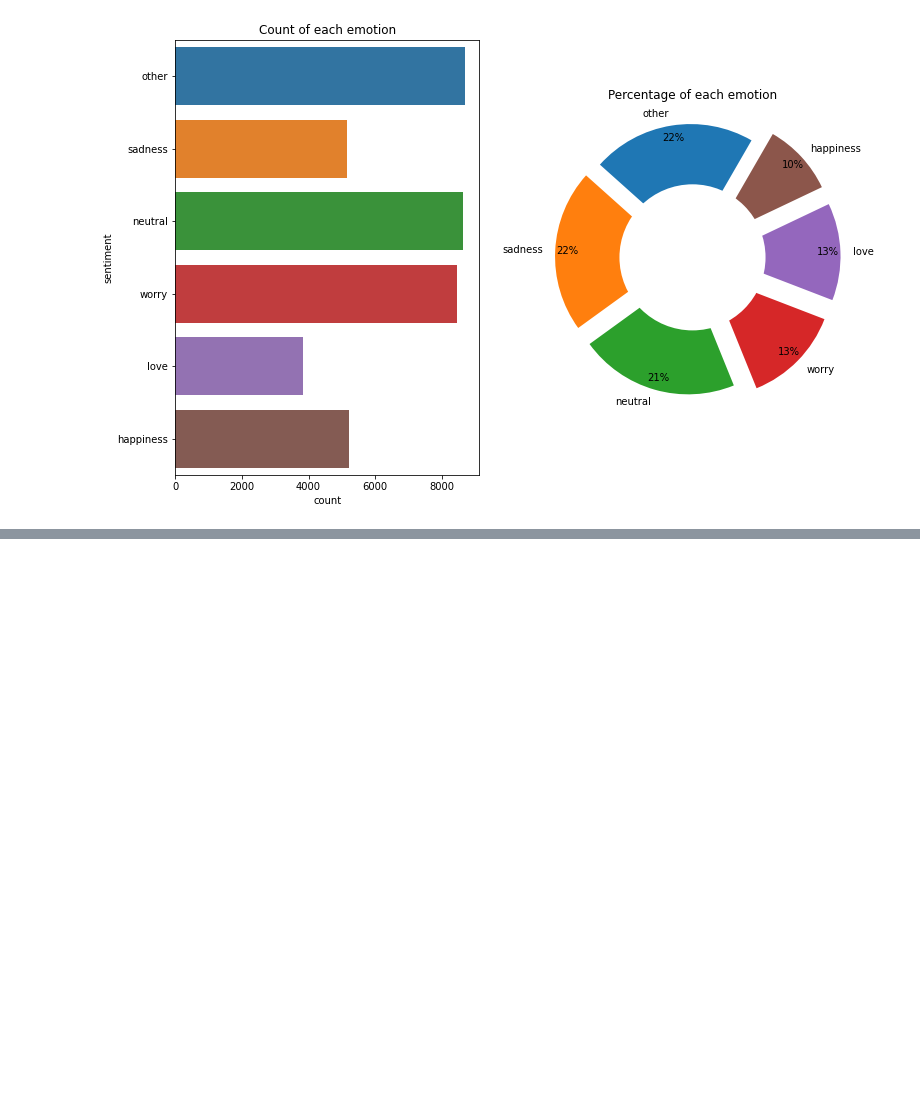
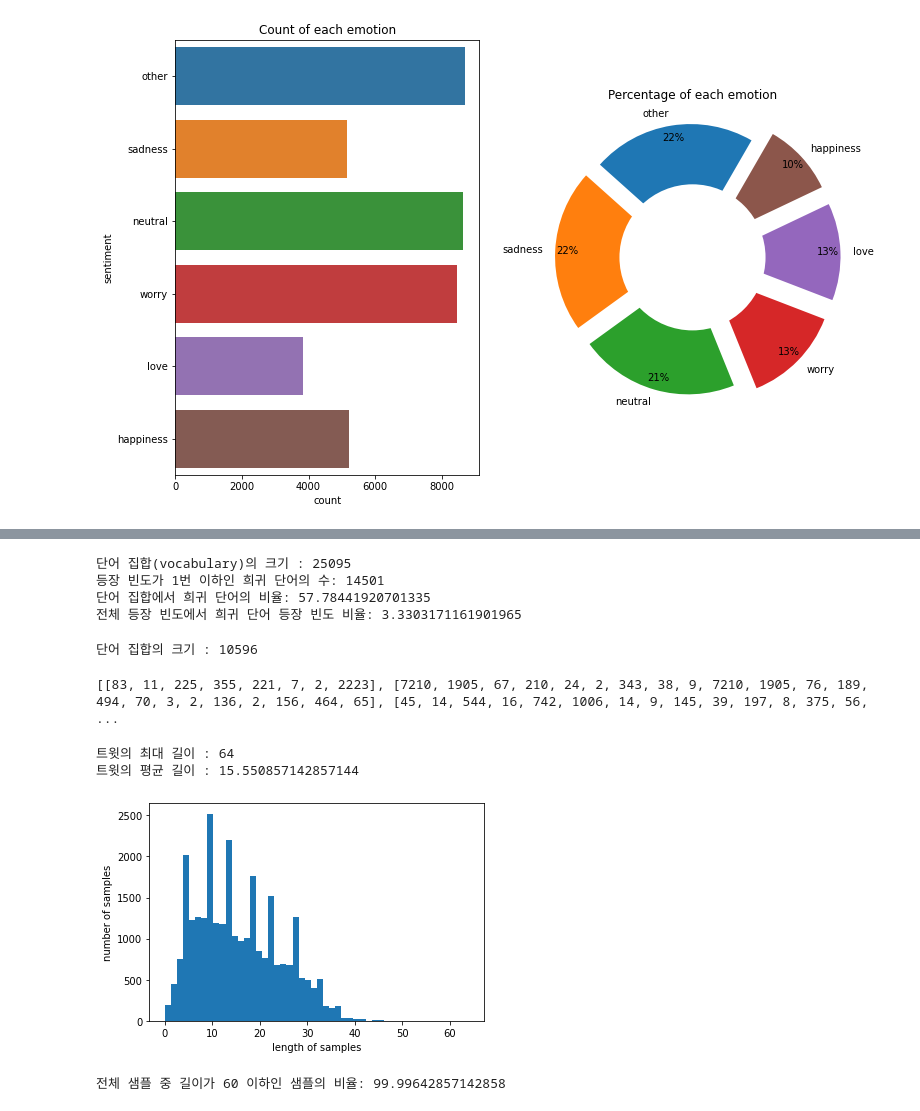
Before and after one commit to ethanwestdoor/emotionLSTM, a Jupyter notebook: Tweet_Emotion_Analysis.ipynb, the cells around one changed output, grey strips where cells are left out. Saved outputs shown, nothing was run; the diff lists cells and outputs as text; code cells hidden in the pictures; blank space fills up the shorter version.

```diff
--- a/Tweet_Emotion_Analysis.ipynb
+++ b/Tweet_Emotion_Analysis.ipynb
@@ -134,0 +150,3 @@ Name: sentiment, Length: 28000, dtype: object
+# %%
+tokenizer = Tokenizer()
+tokenizer.fit_on_texts(X_train)
@@ -134,0 +173,64 @@ Name: sentiment, Length: 28000, dtype: object
+# %%
+threshold = 2
+total_cnt = len(tokenizer.word_index) # 단어의 수
+rare_cnt = 0 # 등장 빈도수가 threshold보다 작은 단어의 개수를 카운트
+total_freq = 0 # 훈련 데이터의 전체 단어 빈도수 총 합
+rare_freq = 0 # 등장 빈도수가 threshold보다 작은 단어의 등장 빈도수의 총 합
+
+# 단어와 빈도수의 쌍(pair)을 key와 value로 받는다.
+for key, value in tokenizer.word_counts.items():
+    total_freq = total_freq + value
+
+    # 단어의 등장 빈도수가 threshold보다 작으면
+    if(value < threshold):
+        rare_cnt = rare_cnt + 1
+        rare_freq = rare_freq + value
+
+print('단어 집합(vocabulary)의 크기 :',total_cnt)
+print('등장 빈도가 %s번 이하인 희귀 단어의 수: %s'%(threshold - 1, rare_cnt))
+print("단어 집합에서 희귀 단어의 비율:", (rare_cnt / total_cnt)*100)
+print("전체 등장 빈도에서 희귀 단어 등장 빈도 비율:", (rare_freq / total_freq)*100)
+# %% [output]
+단어 집합(vocabulary)의 크기 : 25095
+등장 빈도가 1번 이하인 희귀 단어의 수: 14501
+단어 집합에서 희귀 단어의 비율: 57.78441920701335
+전체 등장 빈도에서 희귀 단어 등장 빈도 비율: 3.3303171161901965
+# %%
+# 전체 단어 개수 중 빈도수 2이하인 단어 개수는 제거.
+# 0번 패딩 토큰과 1번 OOV 토큰을 고려하여 +2
+vocab_size = total_cnt - rare_cnt + 2
+print('단어 집합의 크기 :',vocab_size)
+# %% [output]
+단어 집합의 크기 : 10596
+# %%
+tokenizer = Tokenizer(vocab_size, oov_token = 'OOV')
+tokenizer.fit_on_texts(X_train)
+X_train = tokenizer.texts_to_sequences(X_train)
+X_test = tokenizer.texts_to_sequences(X_test)
+# %%
+print(X_train[:3])
+# %% [output]
+[[83, 11, 225, 355, 221, 7, 2, 2223], [7210, 1905, 67, 210, 24, 2, 343, 38, 9, 7210, 1905, 76, 189, 494, 70, 3, 2, 136, 2, 156, 464, 65], [45, 14, 544, 16, 742, 1006, 14, 9, 145, 39, 197, 8, 375, 56,  ...
+# %%
+print('트윗의 최대 길이 :',max(len(review) for review in X_train))
+print('트윗의 평균 길이 :',sum(map(len, X_train))/len(X_train))
+plt.hist([len(review) for review in X_train], bins=50)
+plt.xlabel('length of samples')
+plt.ylabel('number of samples')
+plt.show()
+# %% [output]
+트윗의 최대 길이 : 64
+트윗의 평균 길이 : 15.550857142857144
+[figure, added]
+# %%
+def below_threshold_len(max_len, nested_list):
+  count = 0
+  for sentence in nested_list:
+    if(len(sentence) <= max_len):
+        count = count + 1
+  print('전체 샘플 중 길이가 %s 이하인 샘플의 비율: %s'%(max_len, (count / len(nested_list))*100))
+
+max_len = 60
+below_threshold_len(max_len, X_train)
+# %% [output]
+전체 샘플 중 길이가 60 이하인 샘플의 비율: 99.99642857142858
```
Also changed, not shown: parts of 12 cells of this notebook.
